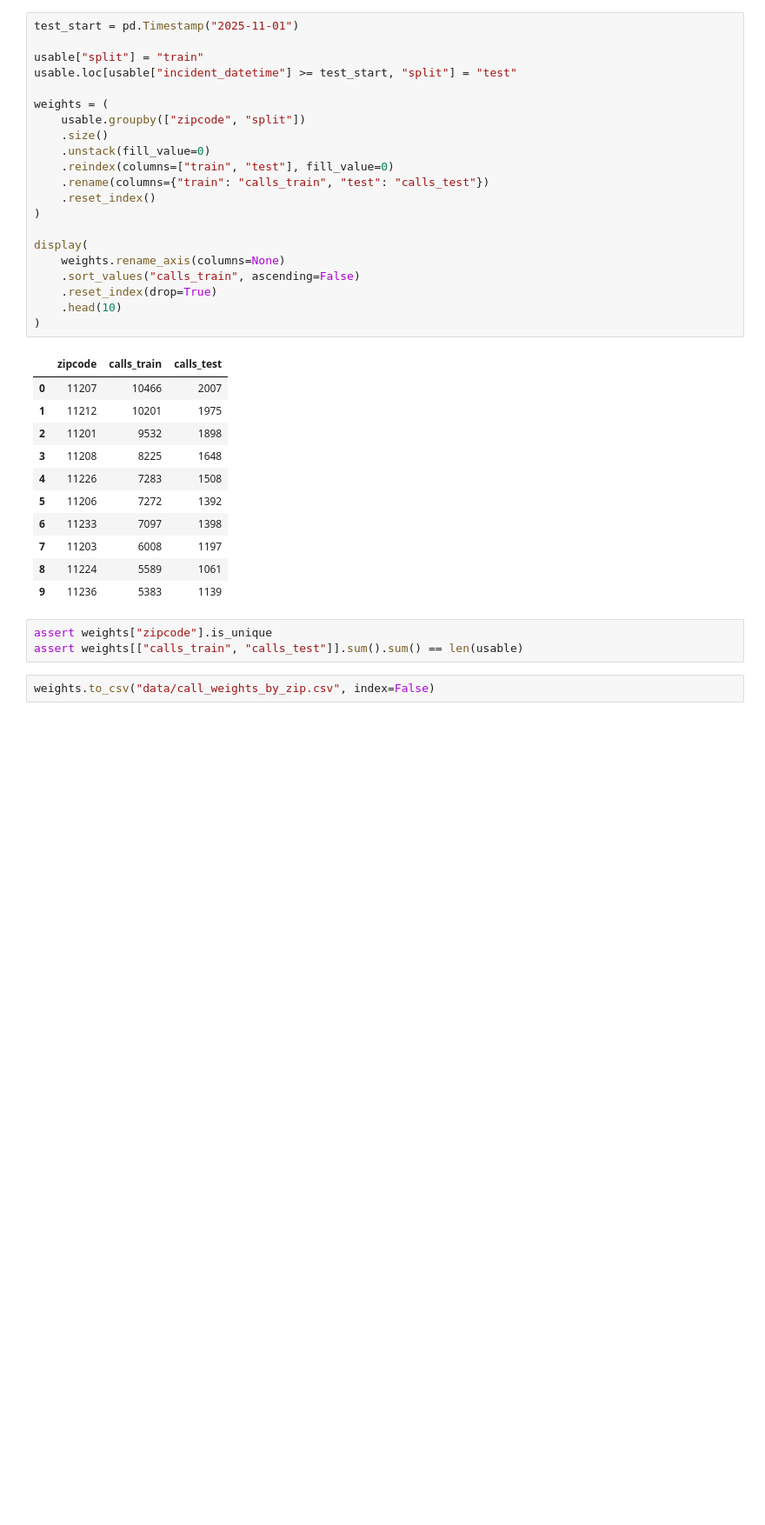
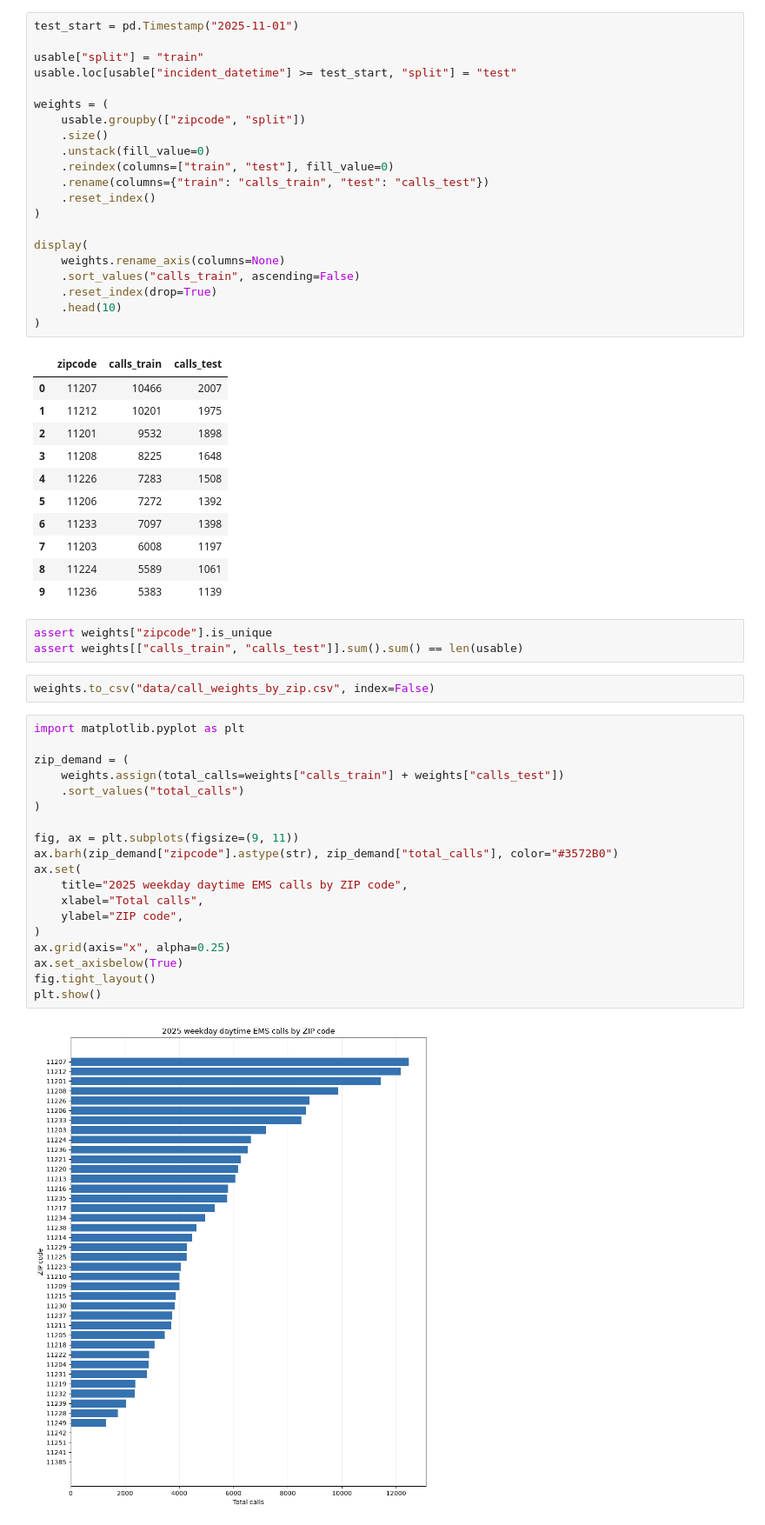
Before and after one commit to lmikhelashvili/15.C57-Optimization-Methods-Project, a Jupyter notebook: Analysis.ipynb, the cells around one changed output. Shown at 87% size. Cells and saved outputs as stored; diff of their text form; blank space fills up the shorter version.

Commit message:
Graphs

```diff
--- a/Analysis.ipynb
+++ b/Analysis.ipynb
@@ -152,3 +152,24 @@ assert weights["zipcode"].is_unique
 assert weights[["calls_train", "calls_test"]].sum().sum() == len(usable)
 # %%
 weights.to_csv("data/call_weights_by_zip.csv", index=False)
+# %%
+import matplotlib.pyplot as plt
+
+zip_demand = (
+    weights.assign(total_calls=weights["calls_train"] + weights["calls_test"])
+    .sort_values("total_calls")
+)
+
+fig, ax = plt.subplots(figsize=(9, 11))
+ax.barh(zip_demand["zipcode"].astype(str), zip_demand["total_calls"], color="#3572B0")
+ax.set(
+    title="2025 weekday daytime EMS calls by ZIP code",
+    xlabel="Total calls",
+    ylabel="ZIP code",
+)
+ax.grid(axis="x", alpha=0.25)
+ax.set_axisbelow(True)
+fig.tight_layout()
+plt.show()
+# %% [output]
+[figure, added]
```
